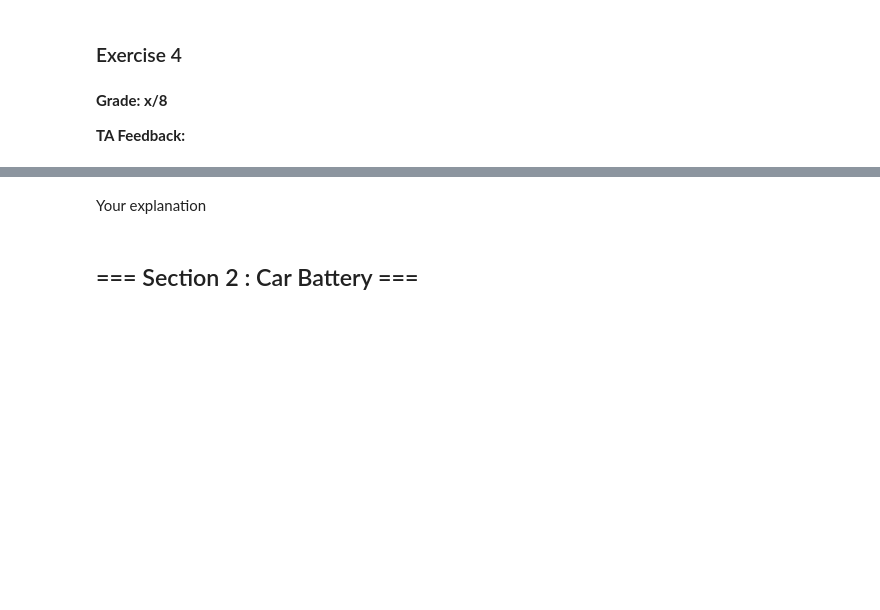
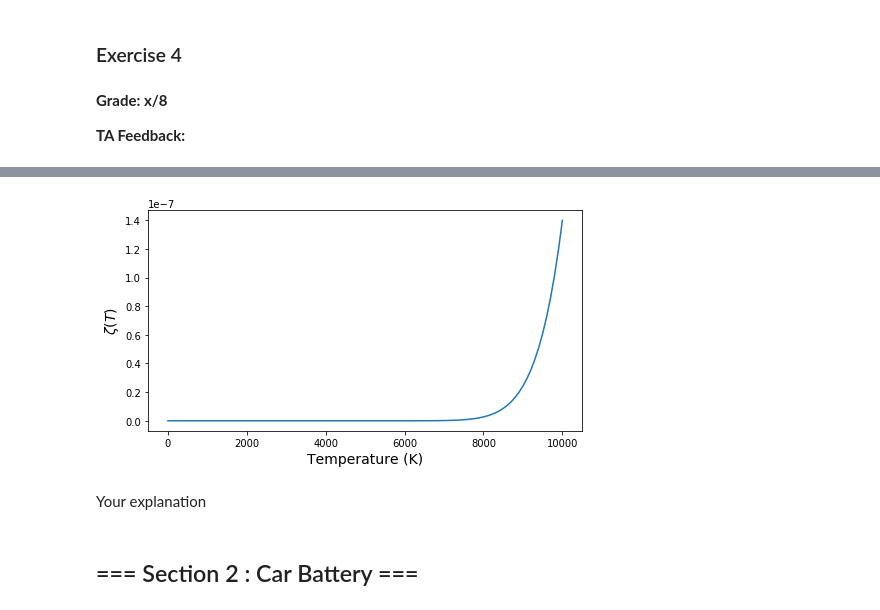
Before and after one commit to tmtenbrink/statfys, a Jupyter notebook: sf2.ipynb, the cells around one changed output, grey strips where cells are left out. Saved outputs shown, nothing was run; the diff lists cells and outputs as text; code cells hidden in the pictures; blank space fills up the shorter version.

```diff
--- a/sf2.ipynb
+++ b/sf2.ipynb
@@ -159,3 +234,7 @@ Your explanation
+# %%
+Your explanation
+# %% [output]
+[figure, added]
 # %% [markdown]
 Your explanation
 # %% [markdown]
```
Also changed, not shown: parts of 13 cells of this notebook.
